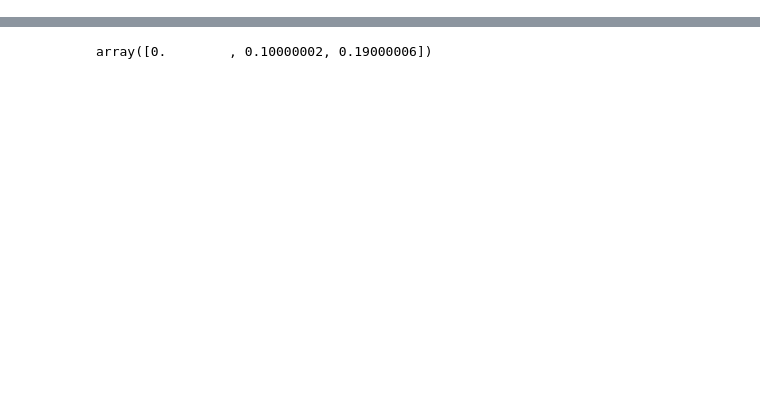
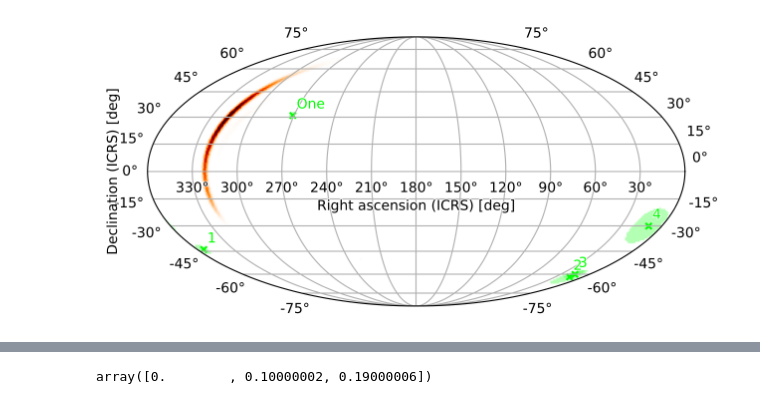
Before and after one commit to markalab/hpmoc, a Jupyter notebook: jup/astroplot.ipynb, the cells around one changed output, grey strips where cells are left out. Cells and saved outputs as stored; diff of their text form; code cells hidden in the pictures; blank space fills up the shorter version.

```diff
--- a/jup/astroplot.ipynb
+++ b/jup/astroplot.ipynb
@@ -64,2 +79,7 @@ array2, footprint2 = reproject_from_healpix("../tests/data/S191216ap.fits.gz",
+# %%
+fig = plt.figure(dpi=200)
+mo.plot(fig=fig)
+# %% [output]
+[figure, added]
 # %%
 # plot it
```
Also changed, not shown: parts of 9 cells of this notebook, 5 other files.
